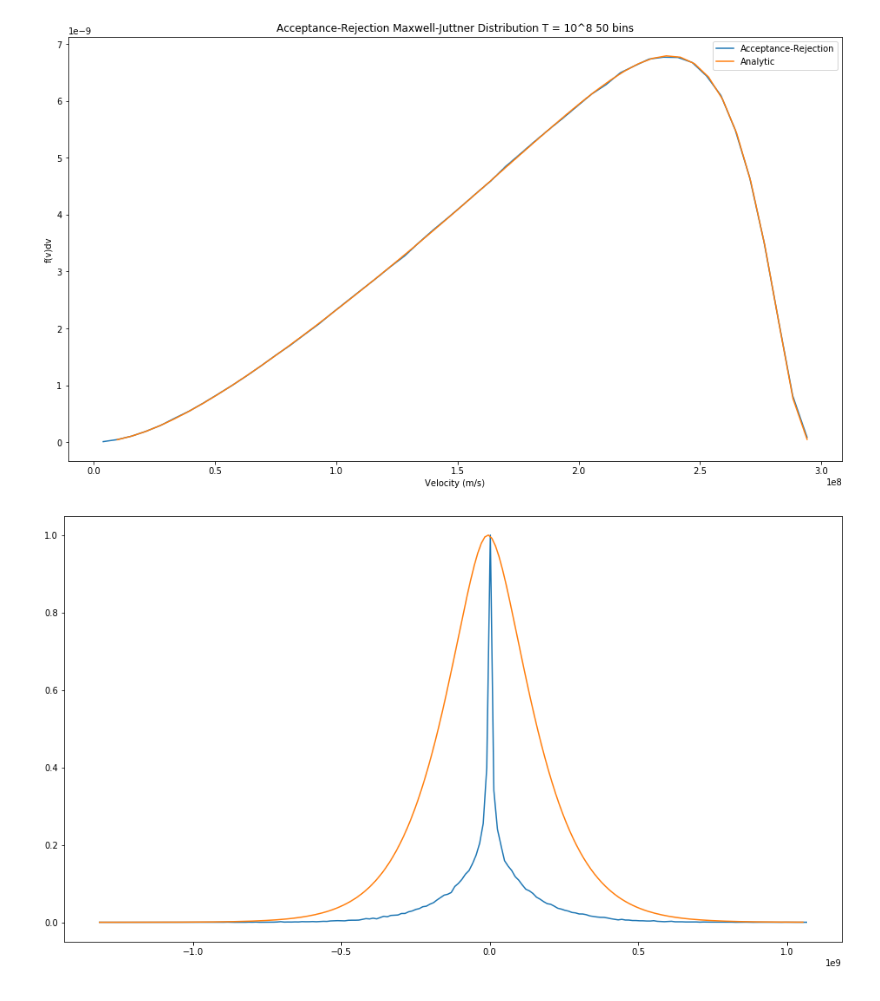
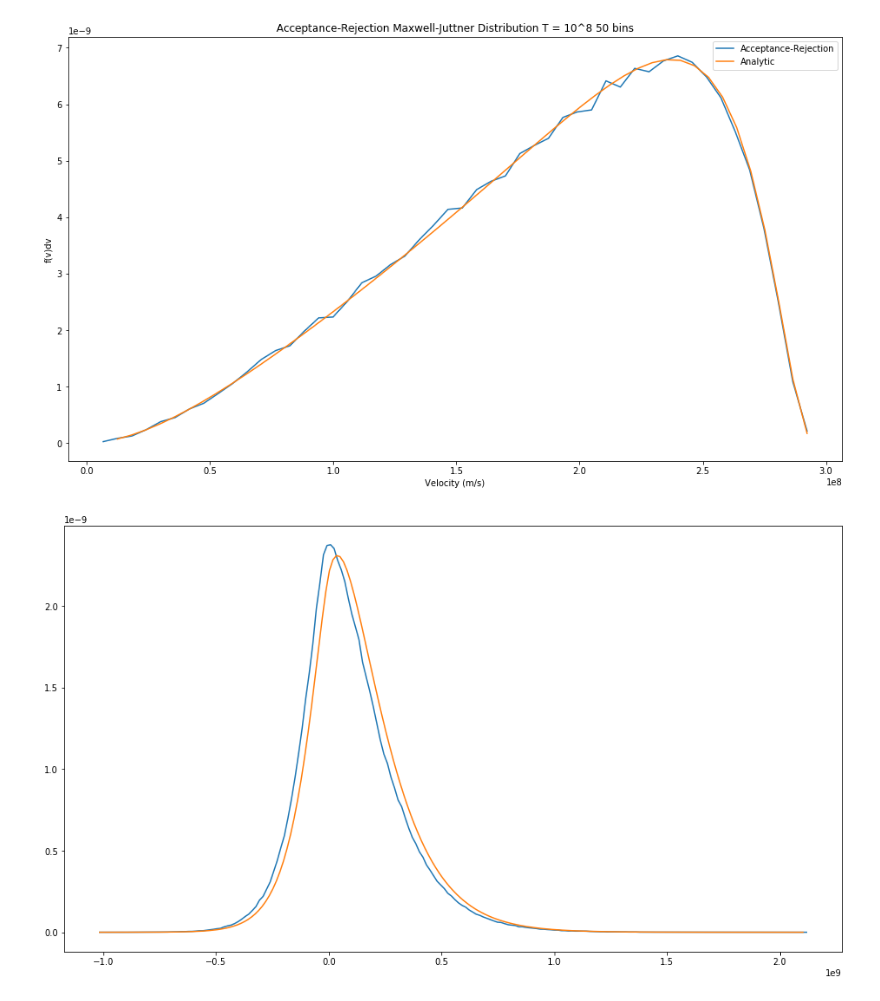
Before and after one commit to cameronjy/Magnetic_reconnection, a Jupyter notebook: Tools/MJD_Zenitani.ipynb, the cells around one changed output. Drawn from its saved outputs; the diff is of its cells as text; code cells hidden in the pictures.

```diff
--- a/Tools/MJD_Zenitani.ipynb
+++ b/Tools/MJD_Zenitani.ipynb
@@ -29,6 +29,6 @@ def f(u):
 # %%
 T = 10**8 #Temperature
-n = 5*10**6 #Number of initialized velocities
+n = 10**5 #Number of initialized velocities
 b = 50 #Histogram Bins
 us = sobol(n) #Initialized Velocities
 vs = us/np.sqrt(1+us**2/c**2) #Convert u values to v values
@@ -51,5 +51,5 @@ plt.gcf().set_facecolor('white')
 plt.legend(('Acceptance-Rejection','Analytic'))
 plt.gcf().set_size_inches(16,9)
 # %% [output]
-[figure, old version]
+[figure, new version]
 # %%
@@ -81,21 +101,21 @@ def sobolxBoost(n,beta):
 # %%
 T = 10**8
-beta = 0.0
-n = 10**5
+beta = 0.3
+n = 10**6
 b = 200
-us = sobolxBoost(n,beta)
+us = flippingMethod(n,beta)
 cmjd, u1 = np.histogram(us, bins = b, density = True)
 for i in range(u1.size-1):
     u1[i] = (u1[i+1] + u1[i])/2
 u1 = u1[0:u1.size-1]
-cmjd = cmjd/max(cmjd)
+#cmjd = cmjd/max(cmjd)
 plt.plot(u1,cmjd)
 u2 = np.arange(min(u1),max(u1),(max(u1)-min(u1))/b)
-amjd = fxPrimeBoost(u1,beta)
-#amjd = amjd/(sum(amjd)*(u2[1]-u2[0]))
-amjd = amjd/max(amjd)
+amjd = fxPrimeBoost(u2,beta)
+amjd = amjd/(sum(amjd)*(u2[1]-u2[0]))
+#amjd = amjd/max(amjd)
 plt.plot(u2,amjd)
 plt.gcf().set_facecolor('white')
 plt.gcf().set_size_inches(16,9)
 # %% [output]
-[figure, old version]
+[figure, new version]
```
Also changed, not shown: parts of 7 cells of this notebook.
